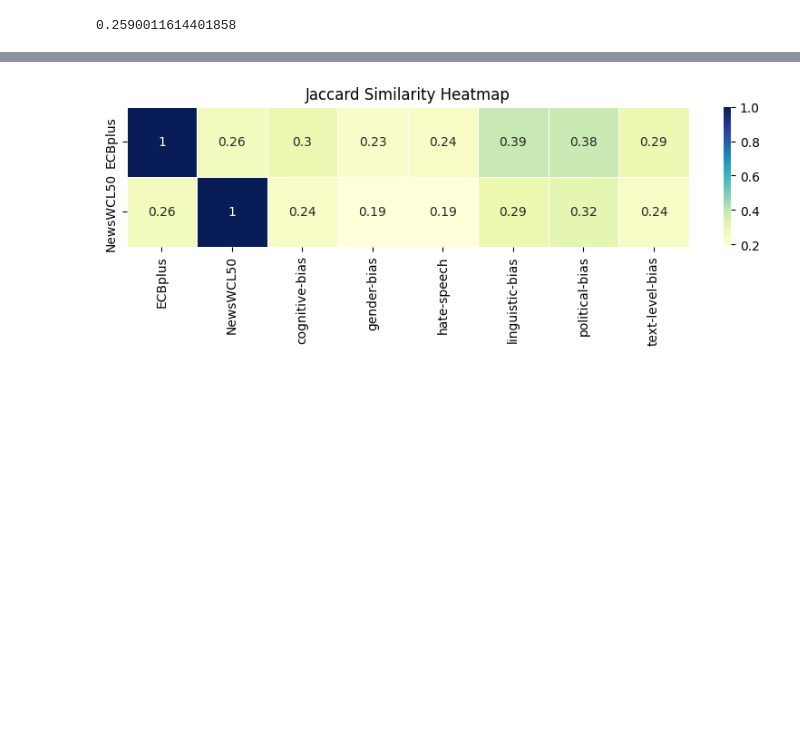
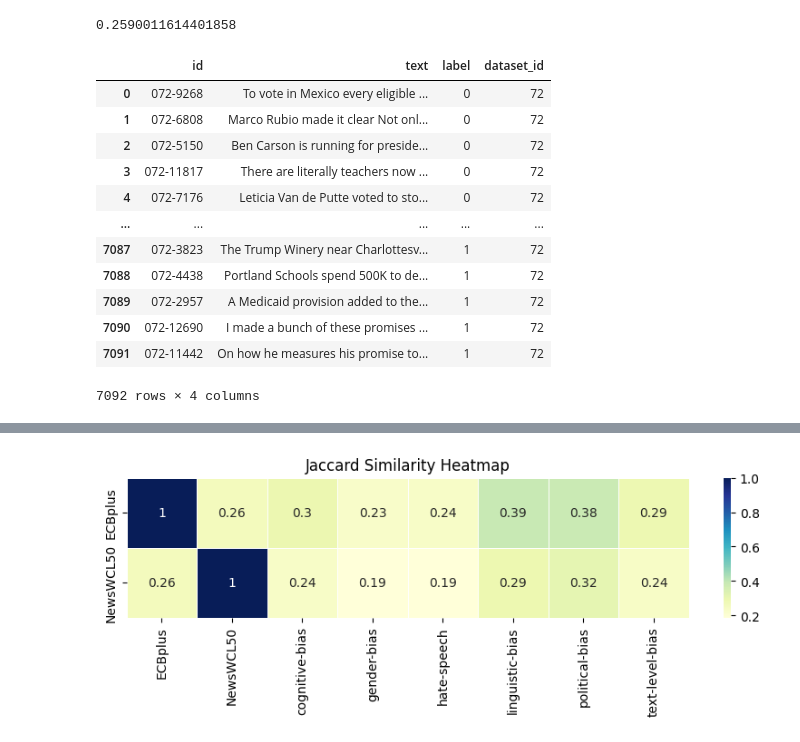
Before and after one commit to anastasia-zhukova/CDCR_lexical_diversity, a Jupyter notebook: DAPT/dataset_similarity.ipynb, the cells around one changed output, grey strips where cells are left out. Saved outputs shown, nothing was run; the diff lists cells and outputs as text; code cells hidden in the pictures; blank space fills up the shorter version.

```diff
--- a/DAPT/dataset_similarity.ipynb
+++ b/DAPT/dataset_similarity.ipynb
@@ -126,6 +126,22 @@ for file_name in csv_files:
     dataframes_dict[key] = df
 
 # Now dataframes_dict contains all DataFrames with keys as file names (without extension)
+# %%
+dataframes_dict['cognitive-bias']
+# %% [output]
+|  | id | text | label | dataset_id |
+| 0 | 072-9268 | To vote in Mexico every eligible ... | 0 | 72 |
+| 1 | 072-6808 | Marco Rubio made it clear Not onl... | 0 | 72 |
+| 2 | 072-5150 | Ben Carson is running for preside... | 0 | 72 |
+| 3 | 072-11817 | There are literally teachers now ... | 0 | 72 |
+| 4 | 072-7176 | Leticia Van de Putte voted to sto... | 0 | 72 |
+| ... | ... | ... | ... | ... |
+| 7087 | 072-3823 | The Trump Winery near Charlottesv... | 1 | 72 |
+| 7088 | 072-4438 | Portland Schools spend 500K to de... | 1 | 72 |
+| 7089 | 072-2957 | A Medicaid provision added to the... | 1 | 72 |
+| 7090 | 072-12690 | I made a bunch of these promises ... | 1 | 72 |
+| 7091 | 072-11442 | On how he measures his promise to... | 1 | 72 |
+7092 rows × 4 columns
 # %%
 # Create a new dictionary for processed DataFrames using get_top_tokens function
 processed_dataframes_dict = {}
```
Also changed, not shown: parts of 13 cells of this notebook.
